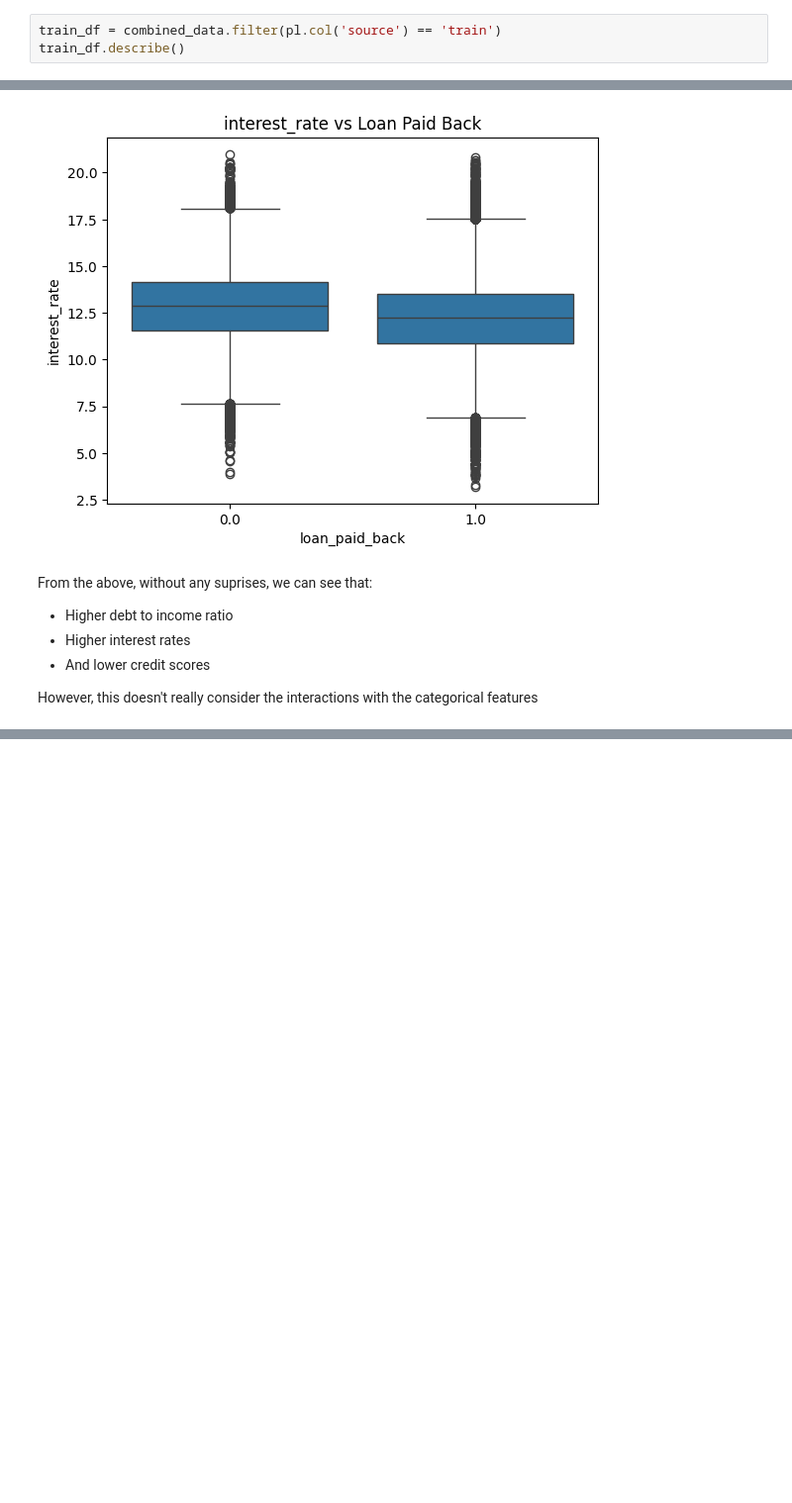
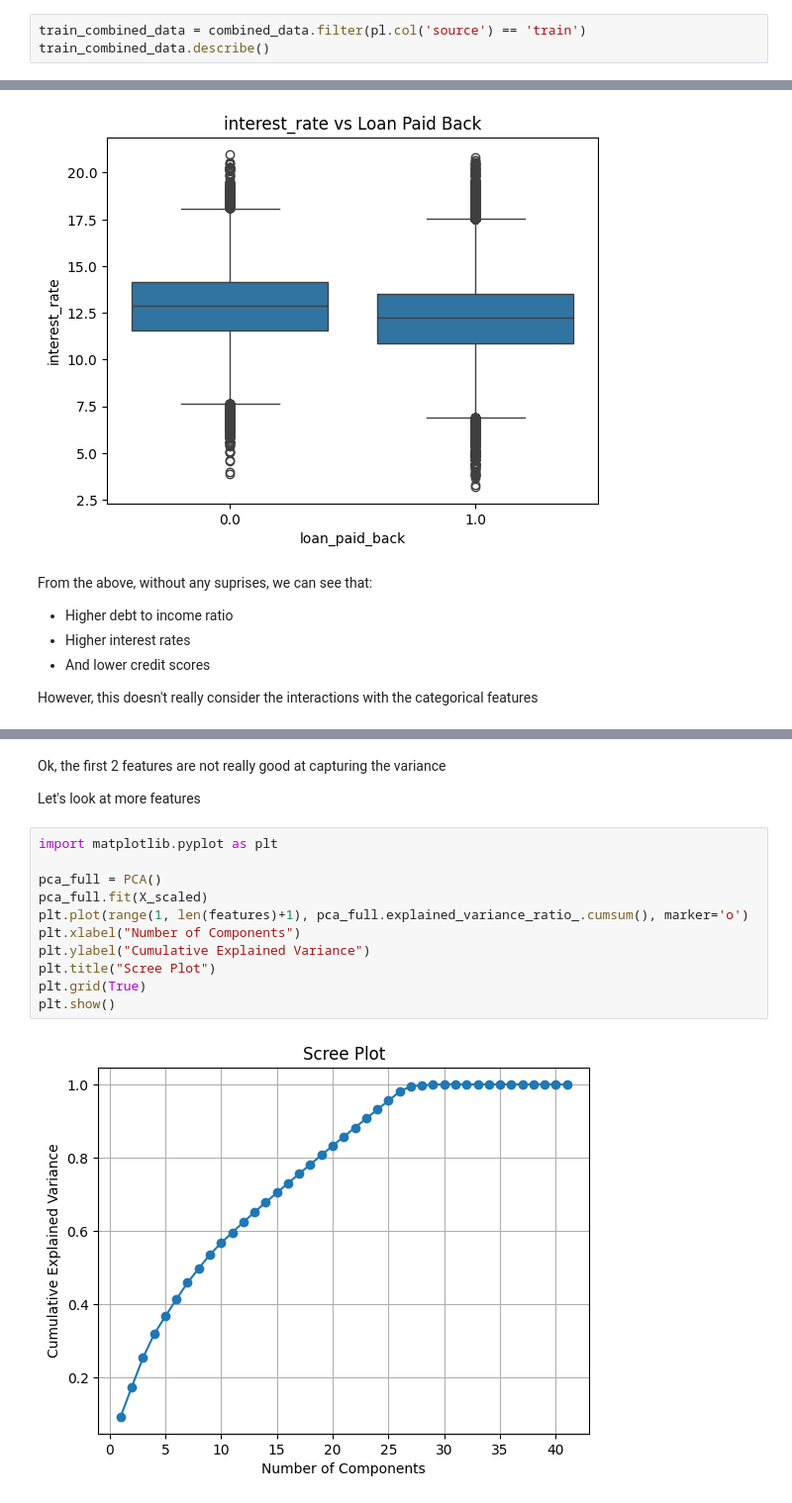
Before and after one commit to JamesB112/Predicting-Loan-Payback, a Jupyter notebook: Scripts/Workbook_001_Exploritory_Analysis.ipynb, the cells around one changed output, grey strips where cells are left out. Shown at 99% size. Saved outputs shown, nothing was run; the diff lists cells and outputs as text; blank space fills up the shorter version.

```diff
--- a/Scripts/Workbook_001_Exploritory_Analysis.ipynb
+++ b/Scripts/Workbook_001_Exploritory_Analysis.ipynb
@@ -192,8 +192,8 @@ combined_data = combined_data.drop(['grade_letter', 'grade_subgrade'])
 
 Let's look at the distribution of each feature, as well as how it compared to the load status
 # %%
-train_df = combined_data.filter(pl.col('source') == 'train')
-train_df.describe()
+train_combined_data = combined_data.filter(pl.col('source') == 'train')
+train_combined_data.describe()
 # %% [output]
 shape: (9, 42)
 | statistic | id | annual_income | debt_to_income_ratio | credit_score | loan_amount | interest_rate | ... |
@@ -254,0 +333,17 @@ However, this doesn't really consider the interactions with the categorical feat
+# %% [markdown]
+Ok, the first 2 features are not really good at capturing the variance
+
+Let's look at more features
+# %%
+import matplotlib.pyplot as plt
+
+pca_full = PCA()
+pca_full.fit(X_scaled)
+plt.plot(range(1, len(features)+1), pca_full.explained_variance_ratio_.cumsum(), marker='o')
+plt.xlabel("Number of Components")
+plt.ylabel("Cumulative Explained Variance")
+plt.title("Scree Plot")
+plt.grid(True)
+plt.show()
+# %% [output]
+[figure, added]
```
Also changed, not shown: parts of 16 cells of this notebook, 2 other files.
